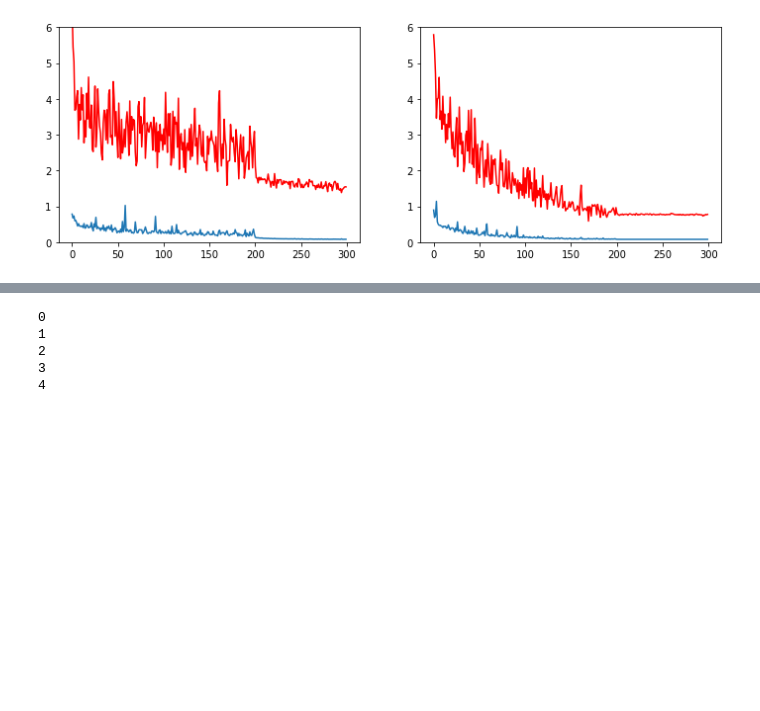
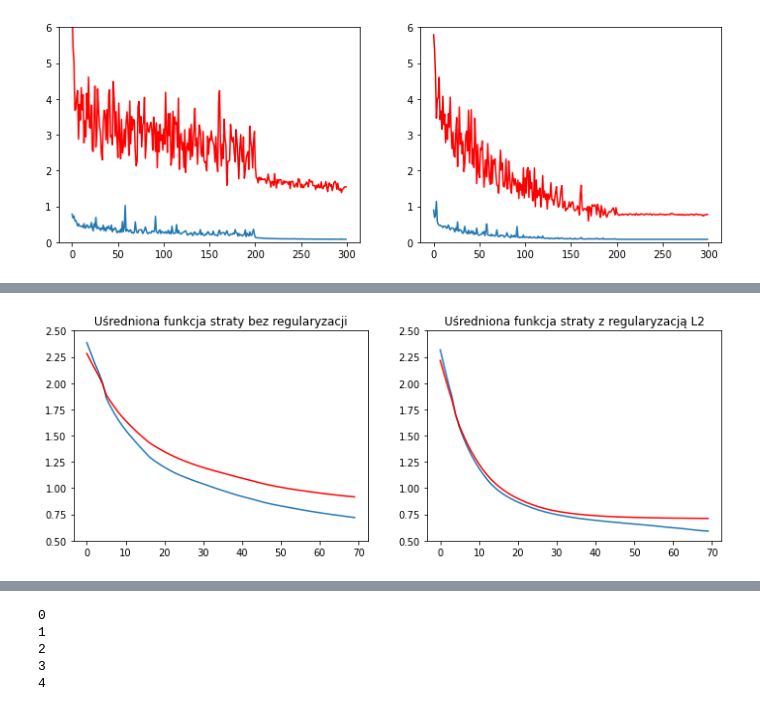
Before and after one commit to kaluskam/NN, a Jupyter notebook: notebooks/NN6.ipynb, the cells around one changed output, grey strips where cells are left out. Drawn from its saved outputs; the diff is of its cells as text; code cells hidden in the pictures; blank space fills up the shorter version.

```diff
--- a/notebooks/NN6.ipynb
+++ b/notebooks/NN6.ipynb
@@ -326,0 +335,17 @@ xor3_no_reg_nns[0].history['loss_train']
+# %%
+avg_loss_xor3_train_l2, avg_loss_xor3_test_l2 = average_loss(xor3_l2_nns)
+avg_loss_xor3_train, avg_loss_xor3_test = average_loss(xor3_no_reg_nns)
+plt.figure(figsize=[12, 4])
+plt.subplot(1, 2, 1)
+plt.plot(np.arange(70), avg_loss_xor3_train)
+plt.ylim(0.5, 2.5)
+plt.plot(np.arange(70), avg_loss_xor3_test, c='red')
+plt.title('Uśredniona funkcja straty bez regularyzacji')
+plt.subplot(1, 2, 2)
+plt.plot(np.arange(70), avg_loss_xor3_train_l2)
+plt.ylim(0.5, 2.5)
+plt.plot(np.arange(70), avg_loss_xor3_test_l2, c='red')
+plt.title('Uśredniona funkcja straty z regularyzacją L2')
+plt.show()
+# %% [output]
+[figure, added]
```
Also changed, not shown: parts of 8 cells of this notebook.
